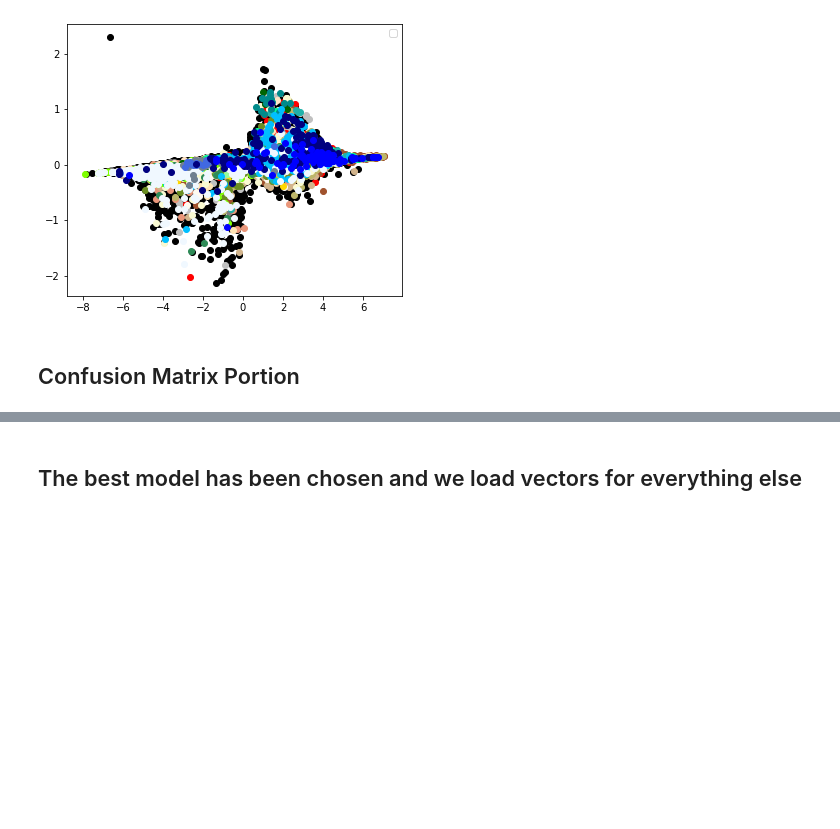
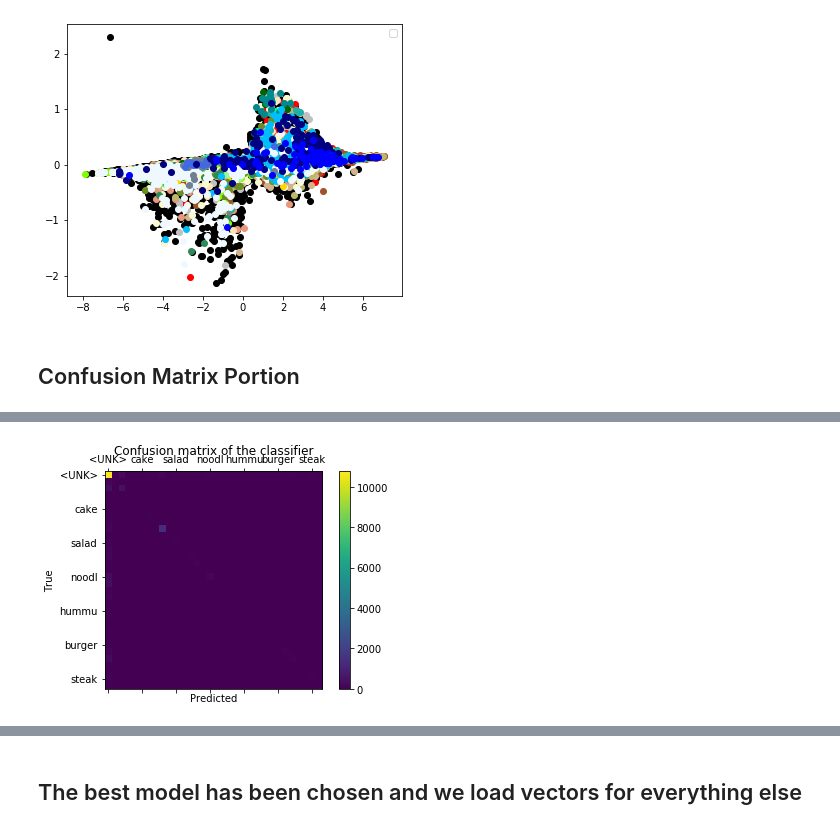
Before and after one commit to chinmay5/recipe_substitute_recommender_using_lstm, a Jupyter notebook: Guided_LSTM.ipynb, the cells around one changed output, grey strips where cells are left out. Saved outputs shown, nothing was run; the diff lists cells and outputs as text; code cells hidden in the pictures; blank space fills up the shorter version.

```diff
--- a/Guided_LSTM.ipynb
+++ b/Guided_LSTM.ipynb
@@ -300,7 +316,7 @@ for idx,(X,X_len,y) in enumerate(test_data_loader):
     _, predicted = torch.max(outputs.data, 1)
     total += X.size(0)
     correct += (predicted == y).sum().item()
-    all_labels.append(labels[idx].item())
+    all_labels.append(y)
     all_predictions.append(predicted)
 print('Accuracy of the network on the test samples: %d %%' % (
         100 * correct / total))
@@ -307,2 +325,9 @@ print('Accuracy of the network on the test samples: %d %%' % (
 # %%
 from sklearn.metrics import f1_score,accuracy_score, confusion_matrix, classification_report
+# %%
+pred = torch.cat(all_predictions)
+pred = pred.cpu().numpy()
+all_lab = torch.cat(all_labels)
+all_lab = all_lab.cpu().numpy()
+print(pred.shape)
+print(all_lab.shape)
@@ -311,3 +345,3 @@ f1_score(all_labels, all_predictions, average='micro')
 # %%
 # labels = list(set(data_train.labels_encoded))
-cm = confusion_matrix(all_labels, all_predictions, labels)
+cm = confusion_matrix(all_lab, pred)
@@ -313,0 +359,17 @@ cm = confusion_matrix(all_labels, all_predictions, labels)
+# %%
+def get_all_labels():
+   labels = list(recipe_vocabulary_file.word_2_idx.keys())
+   return labels
+# %%
+fig = plt.figure()
+ax = fig.add_subplot(111)
+cax = ax.matshow(cm)
+plt.title('Confusion matrix of the classifier')
+fig.colorbar(cax)
+ax.set_xticklabels([''] + get_all_labels())
+ax.set_yticklabels([''] + get_all_labels())
+plt.xlabel('Predicted')
+plt.ylabel('True')
+plt.show()
+# %% [output]
+[figure, added]
```
Also changed, not shown: parts of 14 cells of this notebook.
